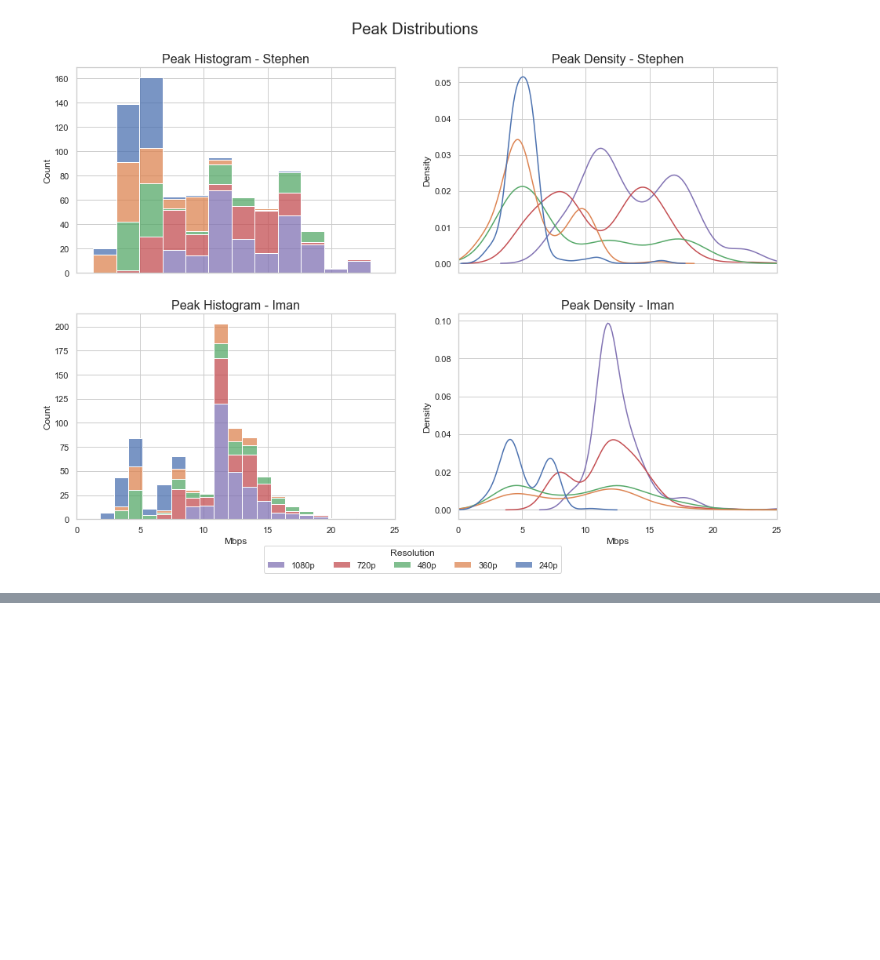
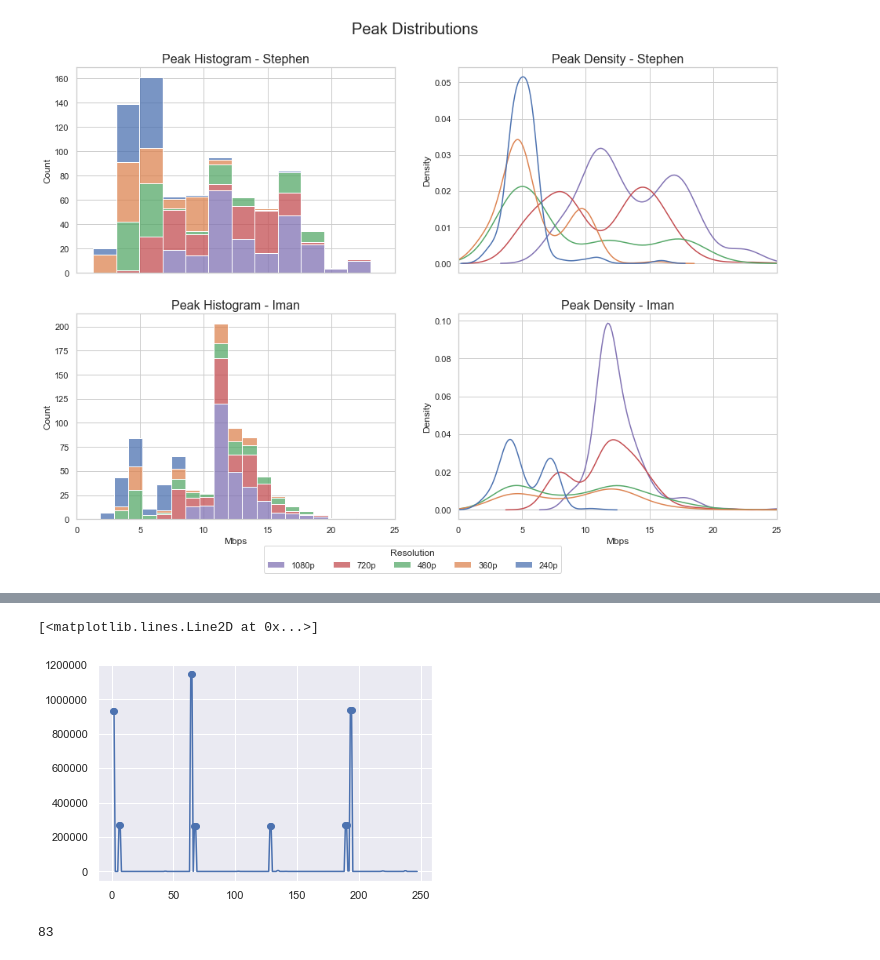
Before and after one commit to stephdoan/ResRecovery, a Jupyter notebook: notebooks/EDA.ipynb, the cells around one changed output, grey strips where cells are left out. Saved outputs shown, nothing was run; the diff lists cells and outputs as text; code cells hidden in the pictures; blank space fills up the shorter version.

```diff
--- a/notebooks/EDA.ipynb
+++ b/notebooks/EDA.ipynb
@@ -175,0 +168,2 @@ stdoan_resample_lst = [convert_ms_df(df).resample(size, on='Time').sum() for df
+# %%
+idx = np.where(get_peak_loc(test_rolling, '2->1Bytes') == True)[0]
@@ -175,0 +175,10 @@ stdoan_resample_lst = [convert_ms_df(df).resample(size, on='Time').sum() for df
+# %%
+plt.scatter(x = idx, y=test_rolling['2->1Bytes'].values[idx])
+plt.plot(test_rolling['2->1Bytes'].values)
+# %% [output]
+[<matplotlib.lines.Line2D at 0x...>]
+[figure, added]
+# %%
+len(chunk_240_lst)
+# %% [output]
+83
```
Also changed, not shown: parts of 43 cells of this notebook.
